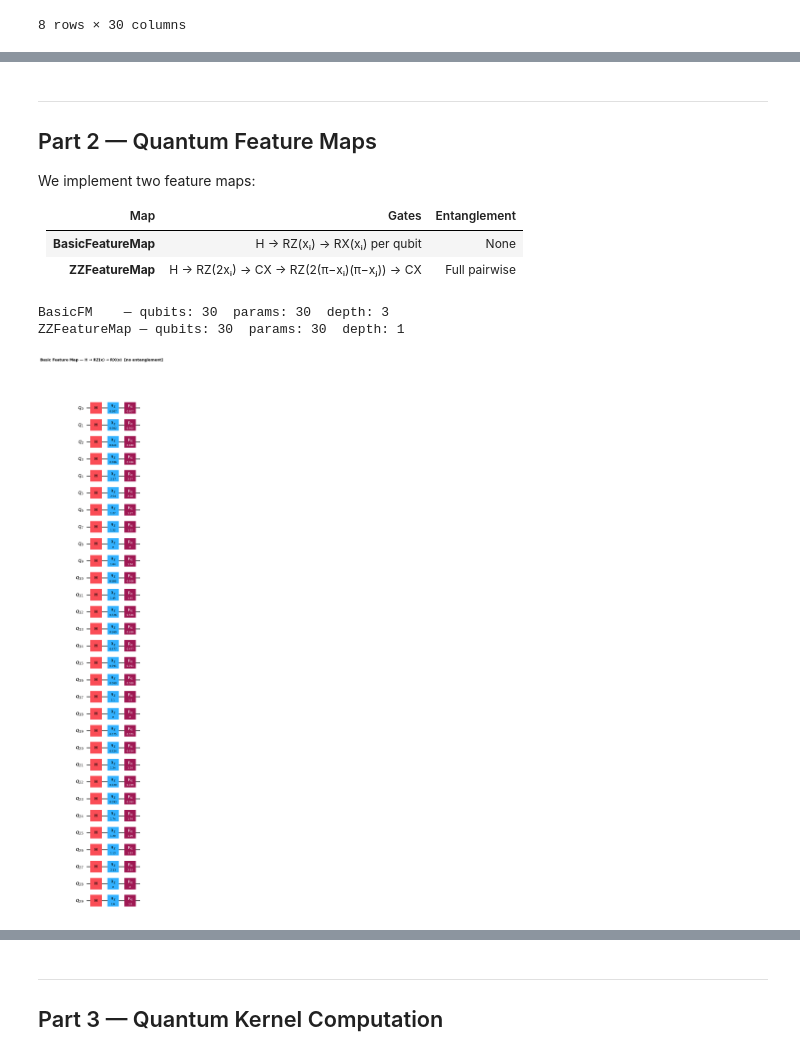
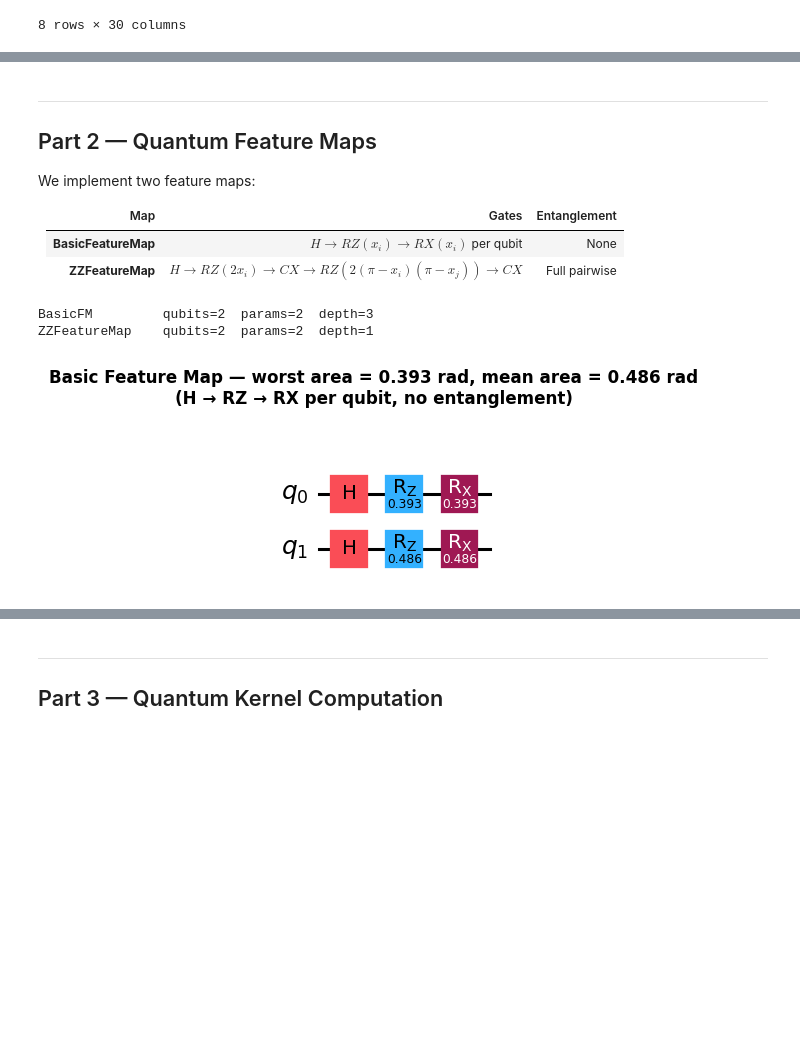
Before and after one commit to AhmedYousriSobhi/QKC, a Jupyter notebook: notebooks/quantum_kernel_classification.ipynb, the cells around one changed output, grey strips where cells are left out. Cells and saved outputs as stored; diff of their text form; code cells hidden in the pictures; blank space fills up the shorter version.

```diff
--- a/notebooks/quantum_kernel_classification.ipynb
+++ b/notebooks/quantum_kernel_classification.ipynb
@@ -138,17 +160,16 @@ We implement two feature maps:
 
 | Map | Gates | Entanglement |
 |-----|-------|--------------|
-| **BasicFeatureMap** | H → RZ(xᵢ) → RX(xᵢ) per qubit | None |
-| **ZZFeatureMap** | H → RZ(2xᵢ) → CX → RZ(2(π−xᵢ)(π−xⱼ)) → CX | Full pairwise |
+| **BasicFeatureMap** | $H → RZ(x_i) → RX(x_i)$ per qubit | None |
+| **ZZFeatureMap** | $H → RZ(2x_i) → CX → RZ(2(\pi−x_i)(\pi−x_j)) → CX$ | Full pairwise |
 # %%
 from qiskit import QuantumCircuit
 from qiskit.circuit import ParameterVector
 from qiskit.circuit.library import ZZFeatureMap
 
-# ── Feature Map 1: Basic (no entanglement) ─────────────────────
-def build_basic_feature_map(n: int) -> QuantumCircuit:
+def build_basic_fm(n):
     """H → RZ(xᵢ) → RX(xᵢ) per qubit. No entanglement."""
-    x = ParameterVector('x', length=n)
+    x  = ParameterVector('x', length=n)
     qc = QuantumCircuit(n)
     for i in range(n):
         qc.h(i)
@@ -157,35 +178,35 @@ def build_basic_feature_map(n: int) -> QuantumCircuit:
     qc.name = 'BasicFM'
     return qc
 
-# ── Feature Map 2: ZZFeatureMap (entangled) ───────────────────
-def build_zz_feature_map(n: int, reps: int = 2) -> QuantumCircuit:
+def build_zz_fm(n, reps=2):
     """Qiskit ZZFeatureMap with pairwise CX entanglement."""
     qc = ZZFeatureMap(feature_dimension=n, reps=reps)
     qc.name = 'ZZFeatureMap'
     return qc
 
-fmap_basic = build_basic_feature_map(N_FEATURES)
-fmap_zz    = build_zz_feature_map(N_FEATURES, reps=2)
+fmap_basic = build_basic_fm(N_FEATURES)
+fmap_zz    = build_zz_fm(N_FEATURES, reps=2)
 
-print('BasicFM    — qubits:', fmap_basic.num_qubits,
-      ' params:', fmap_basic.num_parameters, ' depth:', fmap_basic.depth())
-print('ZZFeatureMap — qubits:', fmap_zz.num_qubits,
-      ' params:', fmap_zz.num_parameters, ' depth:', fmap_zz.depth())
+for fm in [fmap_basic, fmap_zz]:
+    print(f'{fm.name:15s} qubits={fm.num_qubits}  params={fm.num_parameters}  depth={fm.depth()}')
 # %% [output]
-BasicFM    — qubits: 30  params: 30  depth: 3
-ZZFeatureMap — qubits: 30  params: 30  depth: 1
+BasicFM         qubits=2  params=2  depth=3
+ZZFeatureMap    qubits=2  params=2  depth=1
 # %%
-# Draw Basic Feature Map (bound to one sample)
+# Bind a real training sample and draw the Basic circuit
 sample = X_tr_q[0]
-bound_basic = fmap_basic.assign_parameters(dict(zip(fmap_basic.parameters, sample)))
-fig = bound_basic.draw(output='mpl', style='iqp', fold=-1)
-fig.suptitle('Basic Feature Map — H → RZ(x) → RX(x)  [no entanglement]',
-             fontsize=12, fontweight='bold', y=1.02)
+bound  = fmap_basic.assign_parameters(dict(zip(fmap_basic.parameters, sample)))
+fig = bound.draw(output='mpl', style='iqp', fold=-1)
+fig.suptitle(
+    f'Basic Feature Map — {feat_names[0]} = {sample[0]:.3f} rad, '
+    f'{feat_names[1]} = {sample[1]:.3f} rad\n'
+    f'(H → RZ → RX per qubit, no entanglement)',
+    fontsize=11, fontweight='bold', y=1.04)
 fig.tight_layout()
 fig.savefig('results/circuit_basic.png', bbox_inches='tight')
 plt.show()
 # %% [output]
-[figure, old version]
+[figure, new version]
 # %%
 # Draw ZZFeatureMap (bound to same sample)
 bound_zz = fmap_zz.assign_parameters(dict(zip(fmap_zz.parameters, sample)))
```
Also changed, not shown: parts of 27 cells of this notebook, 17 other files.
